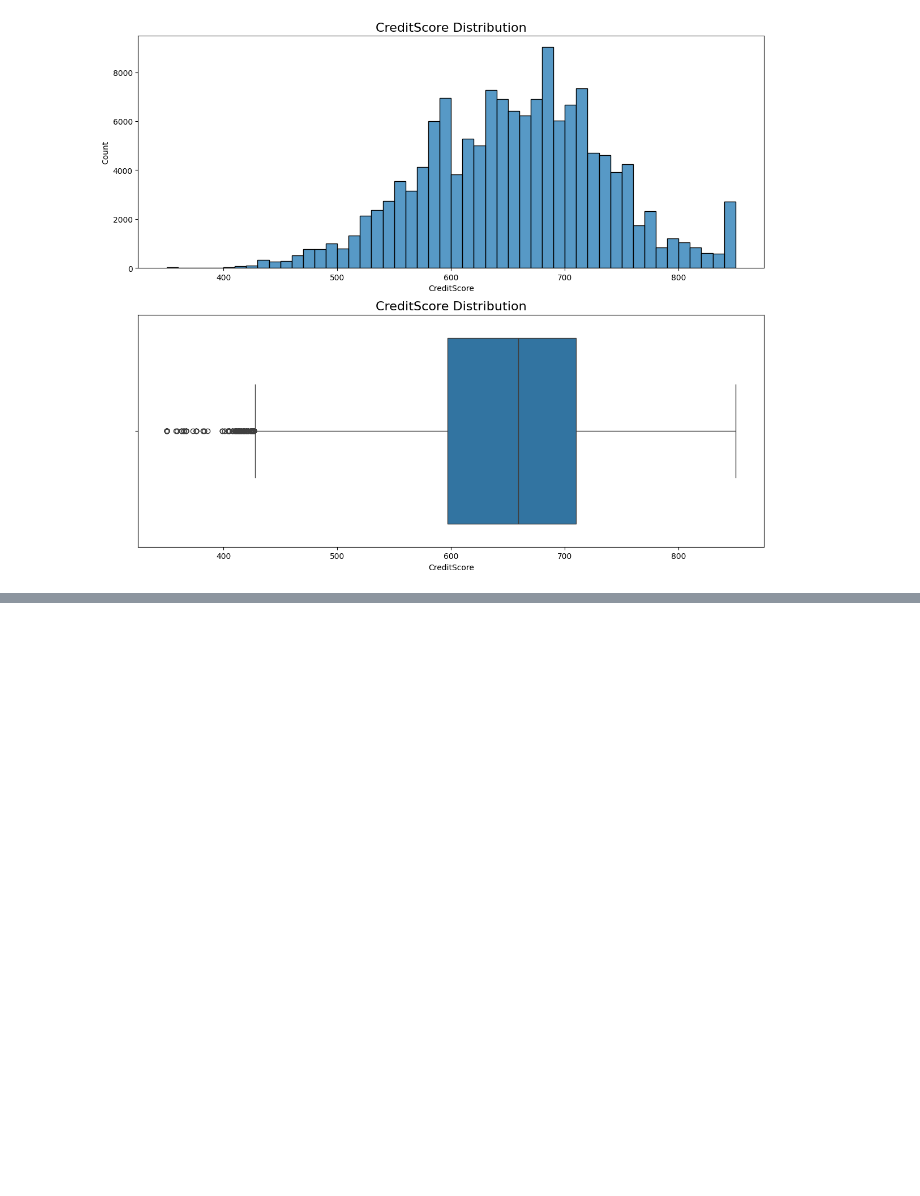
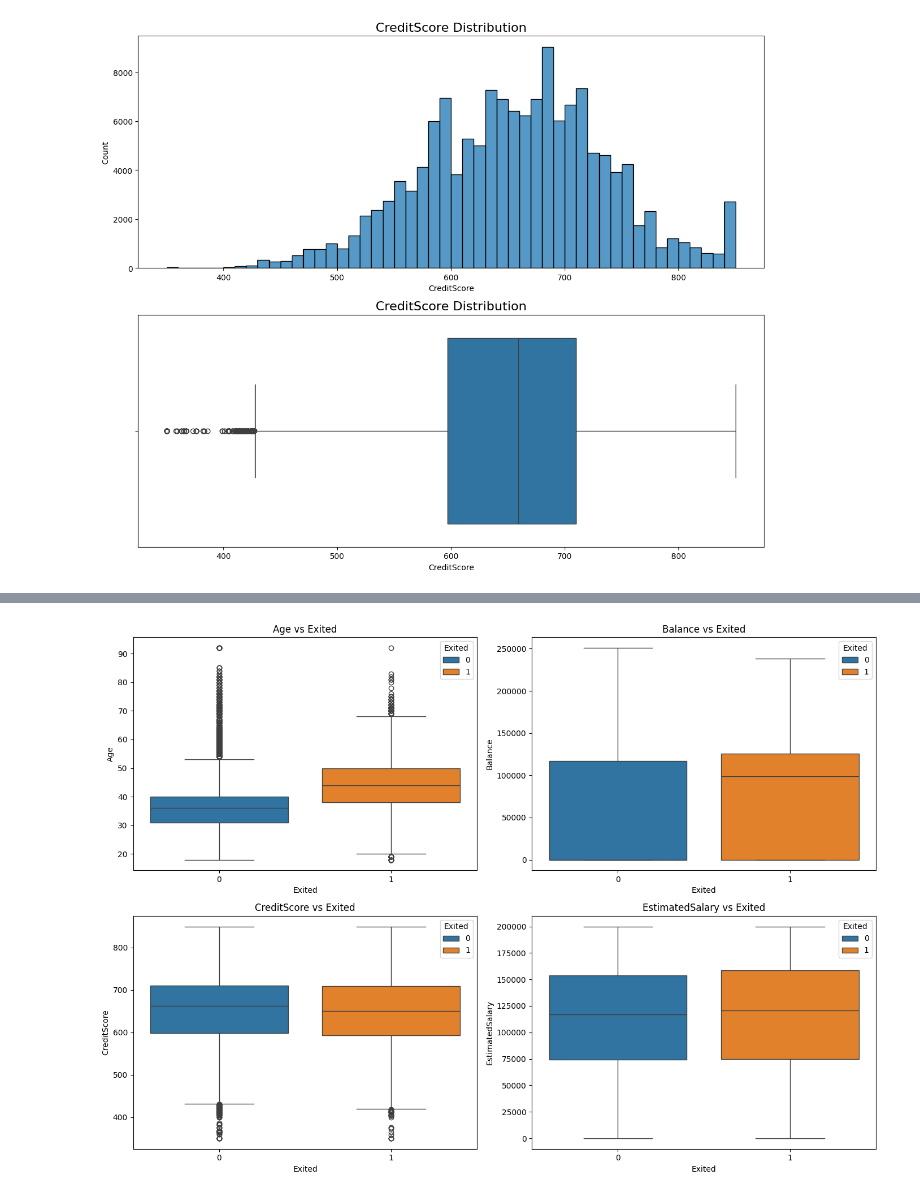
Before and after one commit to WolfgangReip/MachineLearnia-Module-1-Les-6-pilliers-de-l-IA, a Jupyter notebook: 4_ClassificationBankChurn/analysis/exploration.ipynb, the cells around one changed output, grey strips where cells are left out. Saved outputs shown, nothing was run; the diff lists cells and outputs as text; code cells hidden in the pictures; blank space fills up the shorter version.

```diff
--- a/4_ClassificationBankChurn/analysis/exploration.ipynb
+++ b/4_ClassificationBankChurn/analysis/exploration.ipynb
@@ -297,0 +158,14 @@ plt.show()
+# %%
+fig, axes = plt.subplots(nrows=2, ncols=2, figsize=(14, 10))
+axes = axes.flatten()
+continuous_vars = ["Age", "Balance", "CreditScore", "EstimatedSalary"]
+for i, col in enumerate(continuous_vars):
+    sns.boxplot(data=df, x="Exited", y=col, ax=axes[i], hue="Exited")
+    axes[i].set_title(f"{col} vs Exited")
+    axes[i].set_xlabel("Exited")
+    axes[i].set_ylabel(col)
+
+plt.tight_layout()
+plt.show()
+# %% [output]
+[figure, added]
```
Also changed, not shown: parts of 19 cells of this notebook, 11 other files.
